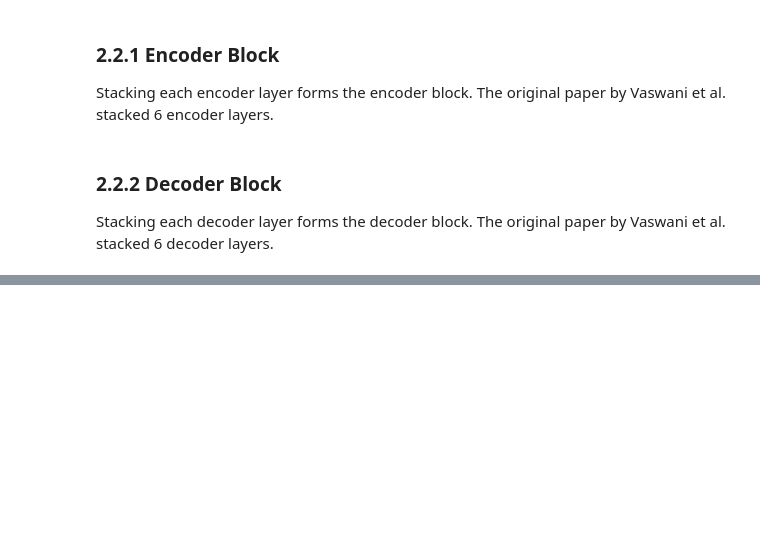
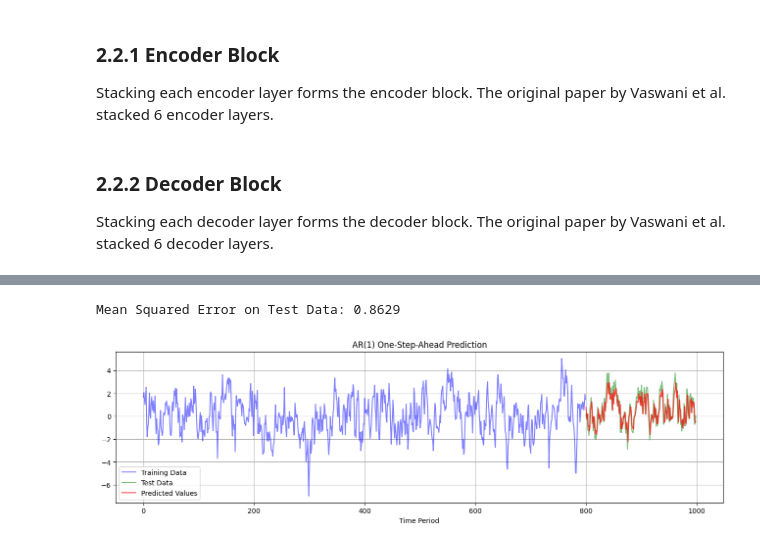
Before and after one commit to junyu-chen-academic/Transformer, a Jupyter notebook: transformer.ipynb, the cells around one changed output, grey strips where cells are left out. Saved outputs shown, nothing was run; the diff lists cells and outputs as text; code cells hidden in the pictures; blank space fills up the shorter version.

```diff
--- a/transformer.ipynb
+++ b/transformer.ipynb
@@ -599,18 +584,0 @@ We want to predict the value of the next one time step given the observed 200 ti
-# %%
-######################################
-### Data settings
-######################################
-data_size = 1000
-sequence_length = 200 # number of time steps per input sequence
-d_model = 1 # dimension
-# %%
-# construct the sinus wave
-x = np.linspace(0, 10, data_size)
-y = np.sin(x)
-
-# add some noise by N(mean=0, std=0.05)
-y = y + np.random.normal(0, 0.05, data_size)
-
-# plot
-plt.plot(x, y)
-plt.show()
@@ -806,0 +794,45 @@ plt.legend(loc='lower left')
+# %%
+######################################
+### Model Evaluation
+######################################
+model_ar1.eval()
+
+# lists
+predictions = []
+actuals = []
+
+with torch.no_grad():
+  for input, target in dataloader_test:
+    # perform forward pass
+    predicted = model_ar1(input, mask_or_not=True)
+
+    # store predictions and actual values
+    predictions.append(predicted.numpy())
+    actuals.append(target.numpy())
+
+# convert the lists to numpy arrays
+predictions = np.concatenate(predictions)
+actuals = np.concatenate(actuals)
+
+# calculate MSE for evaluation
+mse = np.mean((predictions - actuals) ** 2)
+print(f"Mean Squared Error on Test Data: {mse:.4f}")
+
+
+plt.figure(figsize=(16, 4))
+
+# plot trained data (y values)
+plt.plot(np.arange(split_index), y_ar1[:split_index], label='Training Data', color='blue', alpha=0.5)
+# plot test data (y values)
+plt.plot(np.arange(split_index, n-1), actuals, label='Test Data', color='green', alpha=0.5)
+# plot predictions on test data
+plt.plot(np.arange(split_index, n-1), predictions, label='Predicted Values', color='red', alpha=0.7)
+
+plt.title('AR(1) One-Step-Ahead Prediction')
+plt.xlabel('Time Period')
+plt.legend()
+plt.grid()
+plt.show()
+# %% [output]
+Mean Squared Error on Test Data: 0.8629
+[figure, added]
```
Also changed, not shown: parts of 19 cells of this notebook.
